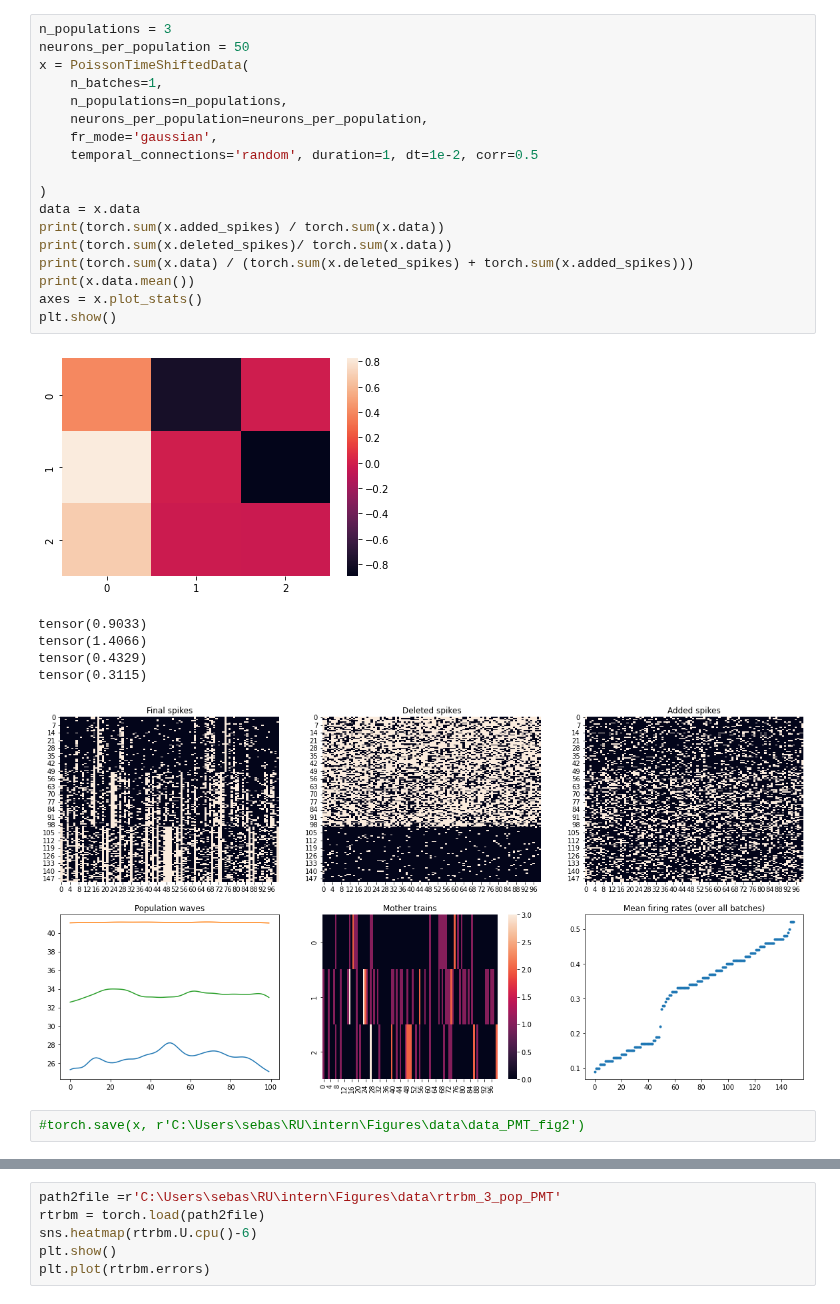
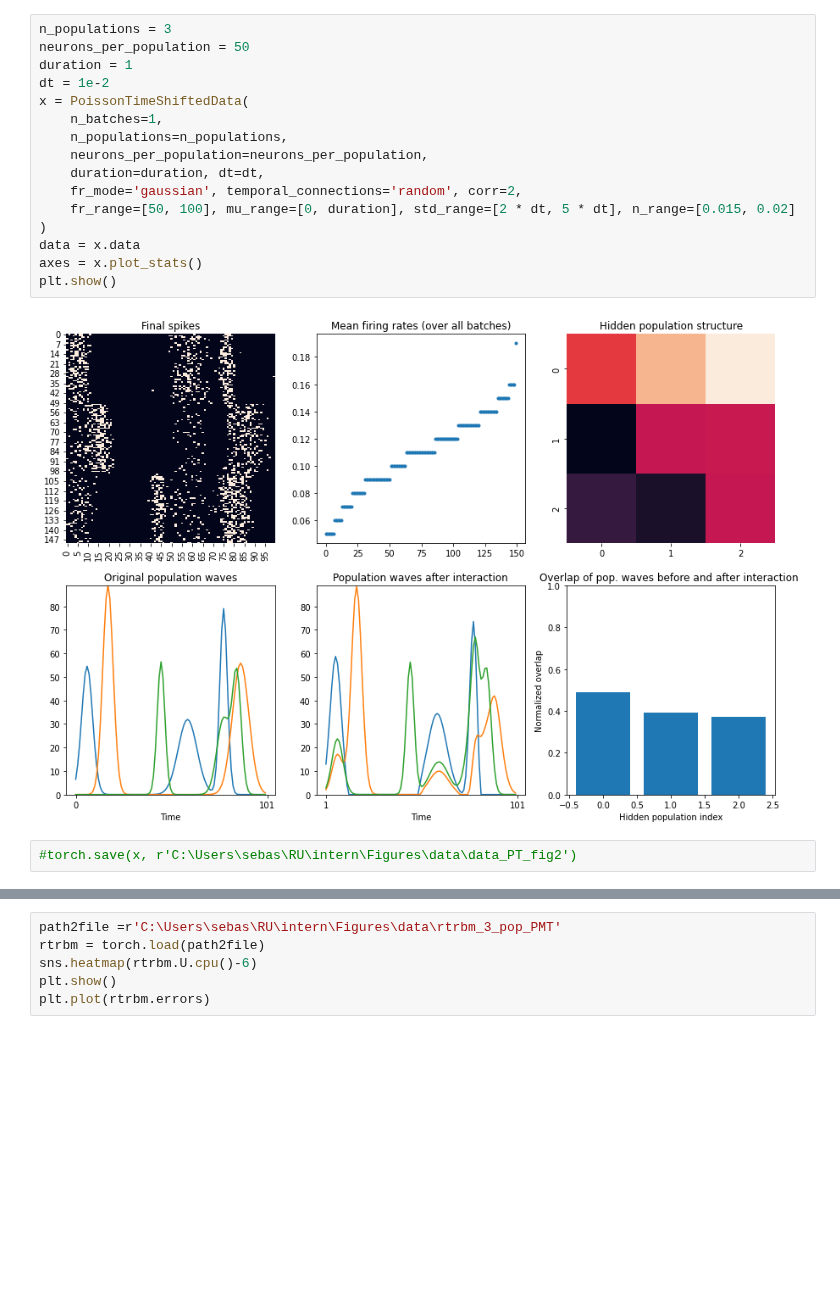
Before and after one commit to casperpeters/intern, a Jupyter notebook: notebooks/Poisson Time-shifted data/PMT fig 2 paper.ipynb, the cells around one changed output, grey strips where cells are left out. Cells and saved outputs as stored; diff of their text form; blank space fills up the shorter version.

```diff
--- a/notebooks/Poisson Time-shifted data/PMT fig 2 paper.ipynb
+++ b/notebooks/Poisson Time-shifted data/PMT fig 2 paper.ipynb
@@ -29,28 +29,21 @@ from utils.moments_plot import infer_and_get_moments_plot
 # %%
 n_populations = 3
 neurons_per_population = 50
+duration = 1
+dt = 1e-2
 x = PoissonTimeShiftedData(
     n_batches=1,
     n_populations=n_populations,
     neurons_per_population=neurons_per_population,
-    fr_mode='gaussian',
-    temporal_connections='random', duration=1, dt=1e-2, corr=0.5
-
+    duration=duration, dt=dt,
+    fr_mode='gaussian', temporal_connections='random', corr=2,
+    fr_range=[50, 100], mu_range=[0, duration], std_range=[2 * dt, 5 * dt], n_range=[0.015, 0.02]
 )
 data = x.data
-print(torch.sum(x.added_spikes) / torch.sum(x.data))
-print(torch.sum(x.deleted_spikes)/ torch.sum(x.data))
-print(torch.sum(x.data) / (torch.sum(x.deleted_spikes) + torch.sum(x.added_spikes)))
-print(x.data.mean())
 axes = x.plot_stats()
 plt.show()
 # %% [output]
-[figure, old version]
+[figure, new version]
-tensor(0.9033)
-tensor(1.4066)
-tensor(0.4329)
-tensor(0.3115)
-[figure, removed]
 # %%
-#torch.save(x, r'C:\Users\sebas\RU\intern\Figures\data\data_PMT_fig2')
+#torch.save(x, r'C:\Users\sebas\RU\intern\Figures\data\data_PT_fig2')
 # %%
```
Also changed, not shown: parts of 8 cells of this notebook, 1 other file.
